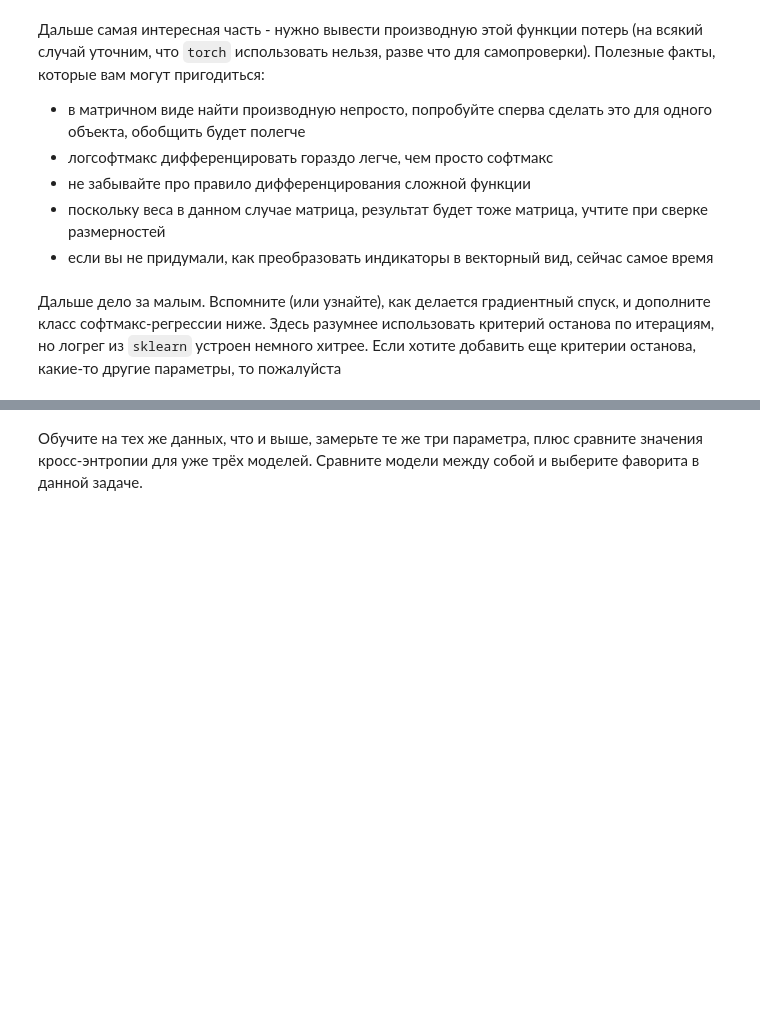
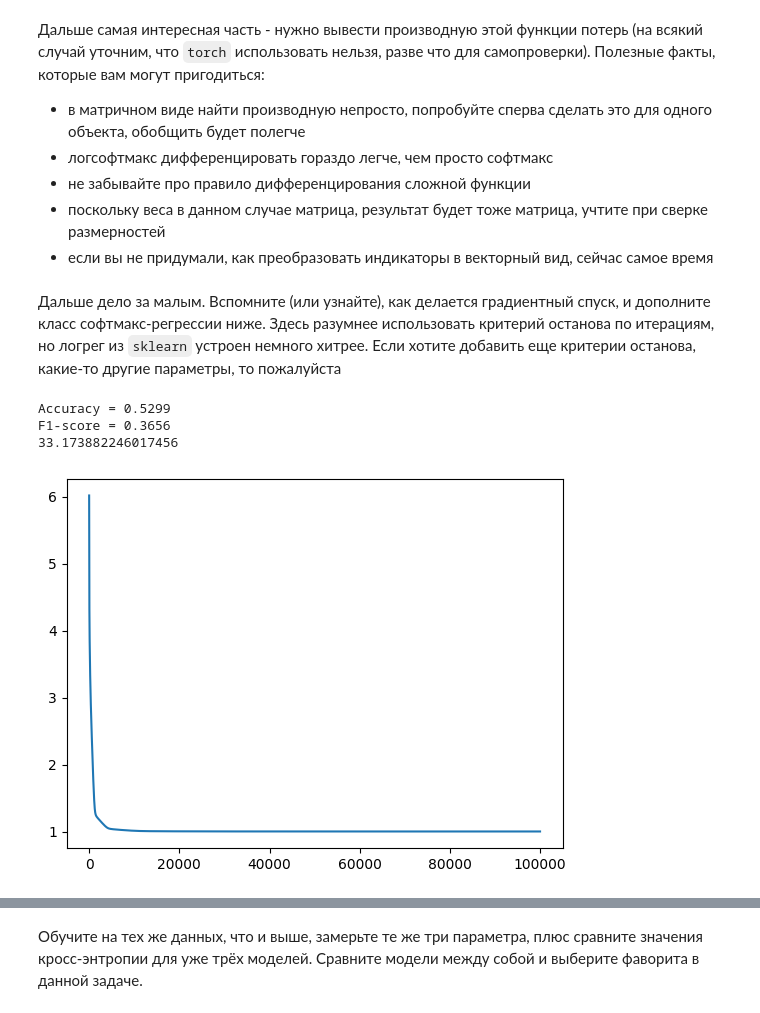
Before and after one commit to Uralbeckins/ML-Sokolov-Course, a Jupyter notebook: homework_practice_04_linclass.ipynb, the cells around one changed output, grey strips where cells are left out. Drawn from its saved outputs; the diff is of its cells as text; code cells hidden in the pictures; blank space fills up the shorter version.

```diff
--- a/homework_practice_04_linclass.ipynb
+++ b/homework_practice_04_linclass.ipynb
@@ -2053,8 +2066,3 @@ a(x_i) = x_i\cdot W \\
 $$
 
 Ниже предлагается написать код для такой функции потерь. Если необходимо, модифицируйте шаблон по своему усмотрению (вспомогательные функции, новые аргументы, всё, что душа пожелает)
-# %%
-n_objects = 5
-n_classes = 3
-y_pred = np.random.normal(0, 1, (n_objects, n_classes))
-y_true = np.random.randint(low=0, high=n_classes, size=(n_objects,))
@@ -2153,0 +2145,45 @@ class SoftmaxRegression:
+# %%
+class SoftmaxRegression:
+
+    def __init__(self, lr=1e-3, max_iter=10000):
+        # self.W = None
+        self.max_iter = max_iter
+        self.lr = lr
+        self.loss_list = []
+        self.K = 3
+
+    def fit(self, X, y):
+
+        X = np.array(X)
+        y = np.array(y)
+
+        _, D = X.shape
+
+        self.W = np.random.normal(loc=0, scale=1, size=(D, self.K))
+
+        for _ in range(self.max_iter):
+            y_pred = X @ self.W
+            self.loss_list.append(ce(y_pred, y))
+            grad = ce_gradient(X, self.W, y)
+            self.W -= grad * self.lr
+
+        return self
+
+    def predict(self, X):
+        X = np.array(X)
+        y_pred = X @ self.W
+        softmax = np.exp(y_pred) / np.sum(np.exp(y_pred), axis=1, keepdims=True)
+        return softmax.argmax(axis=1)
+# %%
+model = SoftmaxRegression(max_iter=100000, lr=1e-3)
+
+model.fit(X_train, y_train)
+losses = model.loss_list
+plt.plot(range(len(losses)), losses)
+# y_pred = model.predict(X_test)
+eval_model(model)
+# %% [output]
+Accuracy = 0.5299
+F1-score = 0.3656
+33.173882246017456
+[figure, added]
```
Also changed, not shown: parts of 14 cells of this notebook.
